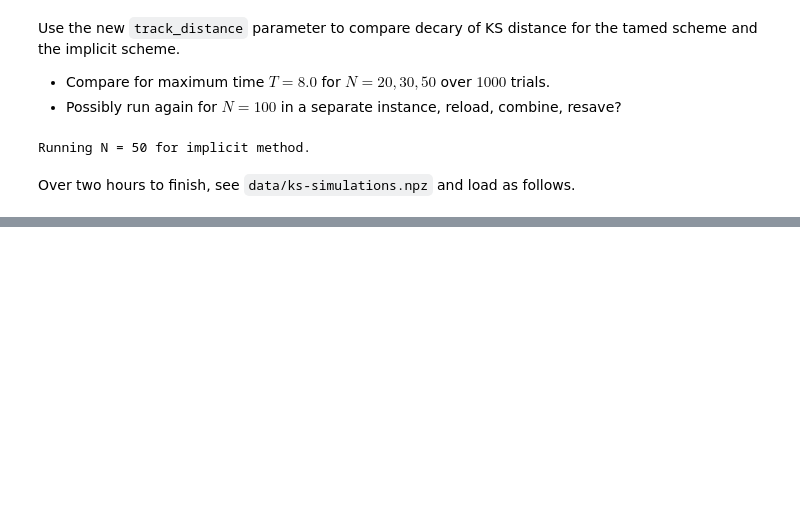
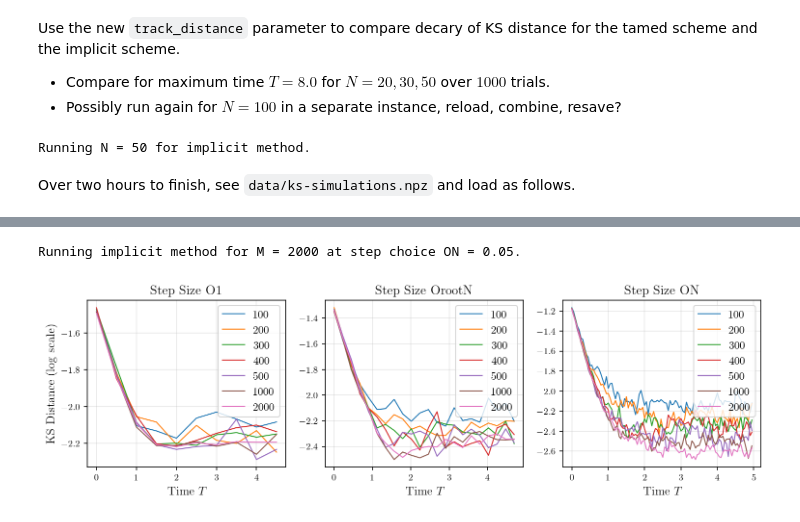
Before and after one commit to fredwdickinson/dissertation, a Jupyter notebook: code/main.ipynb, the cells around one changed output, grey strips where cells are left out. Drawn from its saved outputs; the diff is of its cells as text; code cells hidden in the pictures; blank space fills up the shorter version.

```diff
--- a/code/main.ipynb
+++ b/code/main.ipynb
@@ -231,0 +313,53 @@ plt.show()
+# %%
+T = 5.0; N = 20;
+M_range = np.concatenate(([100, 200, 500], [1000*k for k in range(1, 5 + 1)]))
+M_range = [100, 200, 300, 400, 500, 1000, 2000]
+dt_choices = ["O1", "OrootN", "ON"]
+methods = ["implicit"]
+mc_error_results = {}
+
+for M, dt_choice, method in itertools.product(M_range, dt_choices, methods):
+    clear_output(wait = True)
+    match dt_choice:
+        case "O1":
+            dt = 0.5
+        case "OrootN":
+            dt = 1/np.sqrt(N)
+        case "ON":
+            dt = 1/N
+        case "ON2":
+            dt = 1/(N**2)
+
+    print(rf"Running {method} method for M = {M} at step choice {dt_choice} = {dt}.")
+
+    particles, times, distances = sampler.stochastic_sampler(N = N, T = T, dt = dt, num_trials = M, potential = "quartic",
+                           method = method, track_distance = True)
+    mc_error_results[(M, dt_choice, method)] = {"times": times, "distances": distances, "particles": particles}
+# %% [output]
+Running implicit method for M = 2000 at step choice ON = 0.05.
+# %%
+# PLOTTER for MC investigation.
+M_colours = ['tab:blue', 'tab:orange', 'tab:green', 'tab:red', 'tab:purple', 'tab:brown',
+    'tab:pink', 'tab:gray', 'tab:olive', 'tab:cyan']
+
+fig, axes = plt.subplots(1, 3, figsize = (12, 3))
+ax1, ax2, ax3 = axes
+fixed_method = "implicit"
+
+for ax, dt_choice in zip(axes, dt_choices):
+    for j, M in enumerate(M_range):
+        key = (M, dt_choice, method)
+        data = mc_error_results[key]
+        ax.plot(data["times"], np.log10(data["distances"]), label = M, color = M_colours[j], lw = 1)
+
+    # ax.legend(loc = "best")
+    ax.set_xlabel(r"Time $T$")
+    ax.set_title(f"Step Size {dt_choice}")
+    ax.grid(True, alpha = 0.3)
+    ax.legend(loc = "upper right")
+
+ax1.set_ylabel("KS Distance (log scale)")
+
+plt.show()
+# %% [output]
+[figure, added]
```
Also changed, not shown: parts of 13 cells of this notebook, 1 other file.
